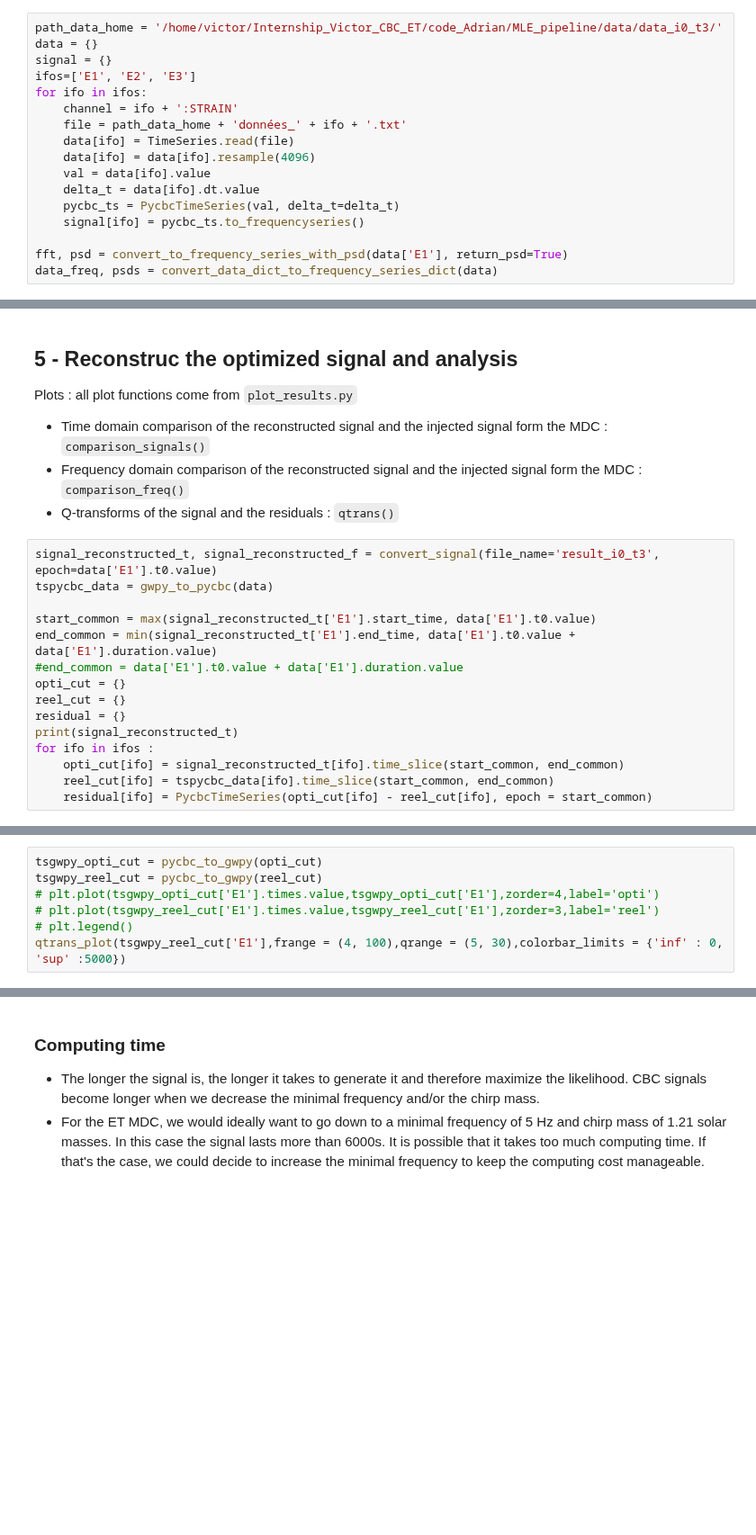
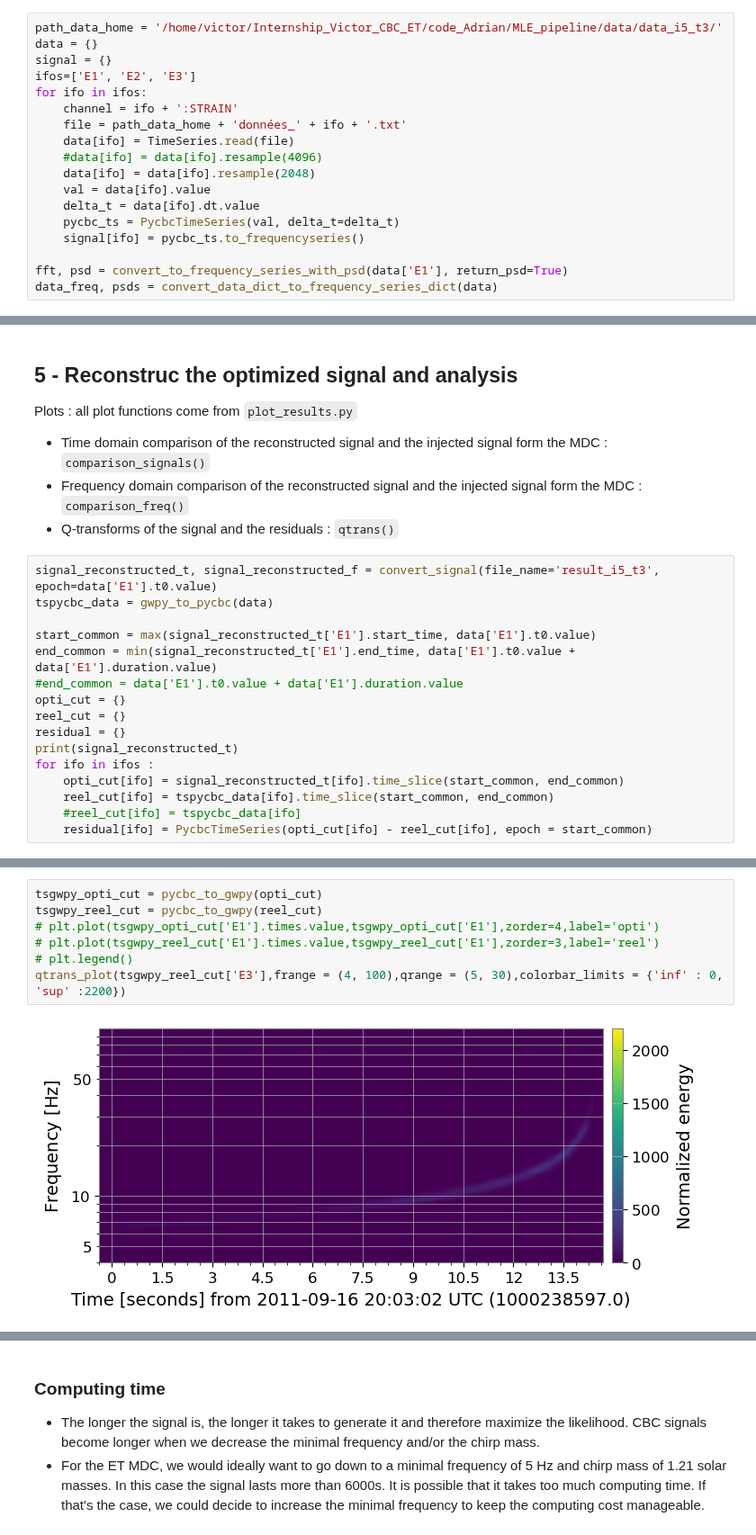
Before and after one commit to Glorieux-Victor/Internship_Victor_CBC_ET, a Jupyter notebook: code_Adrian/MLE_pipeline/src/test_likelihood_modif.ipynb, the cells around one changed output, grey strips where cells are left out. Shown at 90% size. Drawn from its saved outputs; the diff is of its cells as text; blank space fills up the shorter version.

```diff
--- a/code_Adrian/MLE_pipeline/src/test_likelihood_modif.ipynb
+++ b/code_Adrian/MLE_pipeline/src/test_likelihood_modif.ipynb
@@ -127,7 +127,7 @@ Convert the $\texttt{gwpy}$ TimeSeries from the data stored to $\texttt{pycbc}$
 - $\texttt{pycbc}$ TimeSeries : pycbc_ts
 - $\texttt{pycbc}$ FrequencySeries : signal
 # %%
-path_data_home = '/home/victor/Internship_Victor_CBC_ET/code_Adrian/MLE_pipeline/data/data_i0_t3/'
+path_data_home = '/home/victor/Internship_Victor_CBC_ET/code_Adrian/MLE_pipeline/data/data_i5_t3/'
 data = {}
 signal = {}
 ifos=['E1', 'E2', 'E3']
@@ -135,7 +135,8 @@ for ifo in ifos:
     channel = ifo + ':STRAIN'
     file = path_data_home + 'données_' + ifo + '.txt'
     data[ifo] = TimeSeries.read(file)
-    data[ifo] = data[ifo].resample(4096)
+    #data[ifo] = data[ifo].resample(4096)
+    data[ifo] = data[ifo].resample(2048)
     val = data[ifo].value
     delta_t = data[ifo].dt.value
     pycbc_ts = PycbcTimeSeries(val, delta_t=delta_t)
@@ -263,7 +262,7 @@ Plots : all plot functions come from `plot_results.py`
 - Frequency domain comparison of the reconstructed signal and the injected signal form the MDC : `comparison_freq()`
 - Q-transforms of the signal and the residuals : `qtrans()`
 # %%
-signal_reconstructed_t, signal_reconstructed_f = convert_signal(file_name='result_i0_t3', epoch=data['E1'].t0.value)
+signal_reconstructed_t, signal_reconstructed_f = convert_signal(file_name='result_i5_t3', epoch=data['E1'].t0.value)
 tspycbc_data = gwpy_to_pycbc(data)
 
 start_common = max(signal_reconstructed_t['E1'].start_time, data['E1'].t0.value)
@@ -276,4 +275,5 @@ print(signal_reconstructed_t)
 for ifo in ifos :
     opti_cut[ifo] = signal_reconstructed_t[ifo].time_slice(start_common, end_common)
     reel_cut[ifo] = tspycbc_data[ifo].time_slice(start_common, end_common)
+    #reel_cut[ifo] = tspycbc_data[ifo]
     residual[ifo] = PycbcTimeSeries(opti_cut[ifo] - reel_cut[ifo], epoch = start_common)
@@ -293,9 +290,11 @@ ValueError: operands could not be broadcast together with shapes (43609,) (13107
 # %%
 tsgwpy_opti_cut = pycbc_to_gwpy(opti_cut)
 tsgwpy_reel_cut = pycbc_to_gwpy(reel_cut)
 # plt.plot(tsgwpy_opti_cut['E1'].times.value,tsgwpy_opti_cut['E1'],zorder=4,label='opti')
 # plt.plot(tsgwpy_reel_cut['E1'].times.value,tsgwpy_reel_cut['E1'],zorder=3,label='reel')
 # plt.legend()
-qtrans_plot(tsgwpy_reel_cut['E1'],frange = (4, 100),qrange = (5, 30),colorbar_limits = {'inf' : 0, 'sup' :5000})
+qtrans_plot(tsgwpy_reel_cut['E3'],frange = (4, 100),qrange = (5, 30),colorbar_limits = {'inf' : 0, 'sup' :2200})
+# %% [output]
+[figure, added]
 # %%
 tsgwpy_res = pycbc_to_gwpy(residual)
```
Also changed, not shown: parts of 8 cells of this notebook, 14 other files.
